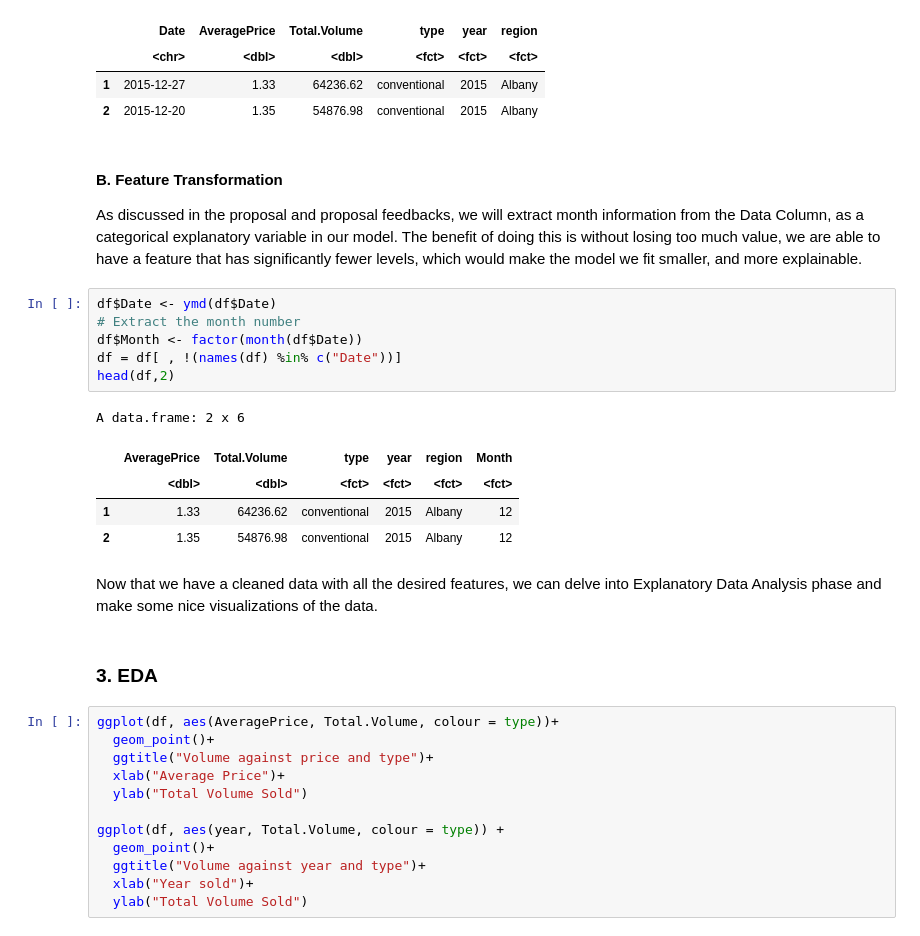
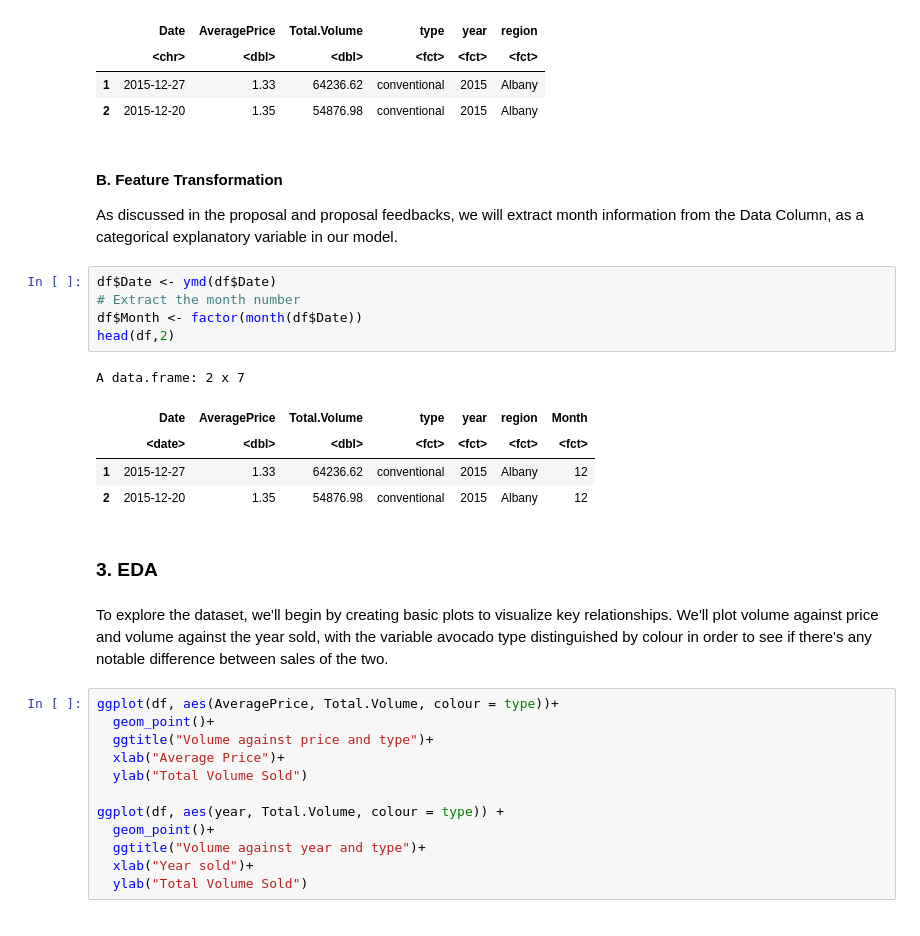
Before and after one commit to TimothyZG/avocado-e4, a Jupyter notebook: avocado-e4.ipynb, the cells around one changed output. Cells and saved outputs as stored; diff of their text form.

```diff
--- a/avocado-e4.ipynb
+++ b/avocado-e4.ipynb
@@ -63,23 +57,22 @@ A data.frame: 2 x 6
 | 2 | 2015-12-20 | 1.35 | 54876.98 | conventional | 2015 | Albany |
 # %% [markdown]
 #### B. Feature Transformation
-As discussed in the proposal and proposal feedbacks, we will extract month information from the Data Column, as a categorical explanatory variable in our model. The benefit of doing this is without losing too much value, we are able to have a feature that has significantly fewer levels, which would make the model we fit smaller, and more explainable.
+As discussed in the proposal and proposal feedbacks, we will extract month information from the Data Column, as a categorical explanatory variable in our model.
 # %%
 df$Date <- ymd(df$Date)
 # Extract the month number
 df$Month <- factor(month(df$Date))
-df = df[ , !(names(df) %in% c("Date"))]
 head(df,2)
 # %% [output]
-A data.frame: 2 x 6
+A data.frame: 2 x 7
-|  | AveragePrice | Total.Volume | type | year | region | Month |
-|  | <dbl> | <dbl> | <fct> | <fct> | <fct> | <fct> |
-| 1 | 1.33 | 64236.62 | conventional | 2015 | Albany | 12 |
-| 2 | 1.35 | 54876.98 | conventional | 2015 | Albany | 12 |
+|  | Date | AveragePrice | Total.Volume | type | year | region | Month |
+|  | <date> | <dbl> | <dbl> | <fct> | <fct> | <fct> | <fct> |
+| 1 | 2015-12-27 | 1.33 | 64236.62 | conventional | 2015 | Albany | 12 |
+| 2 | 2015-12-20 | 1.35 | 54876.98 | conventional | 2015 | Albany | 12 |
-# %% [markdown]
-Now that we have a cleaned data with all the desired features, we can delve into Explanatory Data Analysis phase and make some nice visualizations of the data.
 # %% [markdown]
 ### 3. EDA
+# %% [markdown]
+To explore the dataset, we'll begin by creating basic plots to visualize key relationships. We'll plot volume against price and volume against the year sold, with the variable avocado type distinguished by colour in order to see if there's any notable difference between sales of the two.
 # %%
 ggplot(df, aes(AveragePrice, Total.Volume, colour = type))+
   geom_point()+
```
Also changed, not shown: parts of 8 cells of this notebook.
